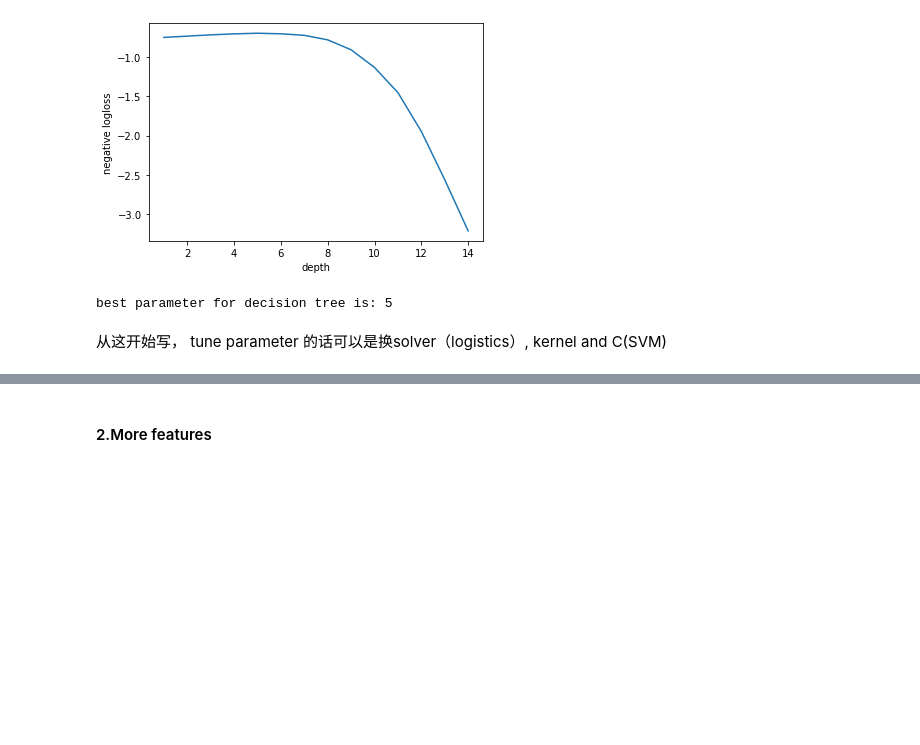
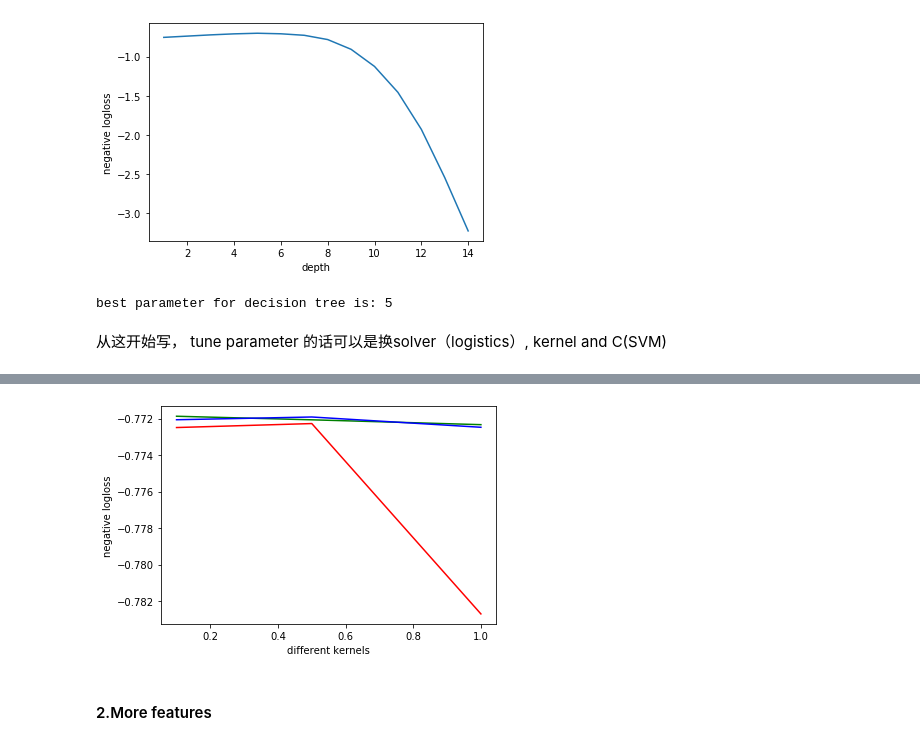
Before and after one commit to DekaiLin/cmpt459project, a Jupyter notebook: Milestone2/milestone2.ipynb, the cells around one changed output, grey strips where cells are left out. Saved outputs shown, nothing was run; the diff lists cells and outputs as text; code cells hidden in the pictures; blank space fills up the shorter version.

```diff
--- a/Milestone2/milestone2.ipynb
+++ b/Milestone2/milestone2.ipynb
@@ -176,3 +240,13 @@ best parameter for decision tree is: 5
+# %%
+plt.plot(gamma, cv_scores_svm[0],'g',
+         gamma, cv_scores_svm[1],'b',
+         gamma, cv_scores_svm[2],'r'
+         )
+plt.xlabel('different kernels')
+plt.ylabel('negative logloss')
+plt.show()
+# %% [output]
+[figure, added]
 # %% [markdown]
 #### 2.More features
 # %%
```
Also changed, not shown: parts of 44 cells of this notebook, 3 other files.
